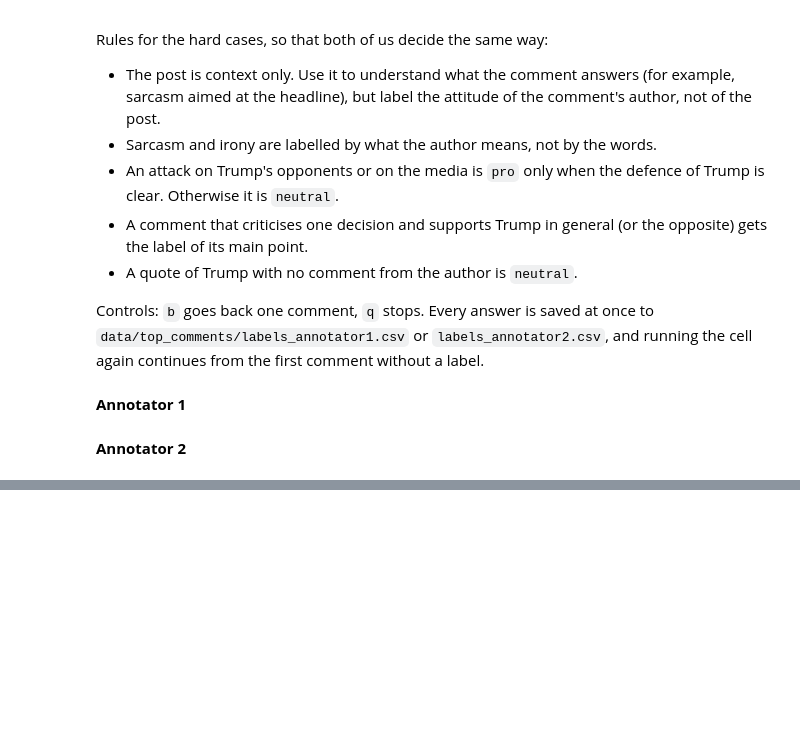
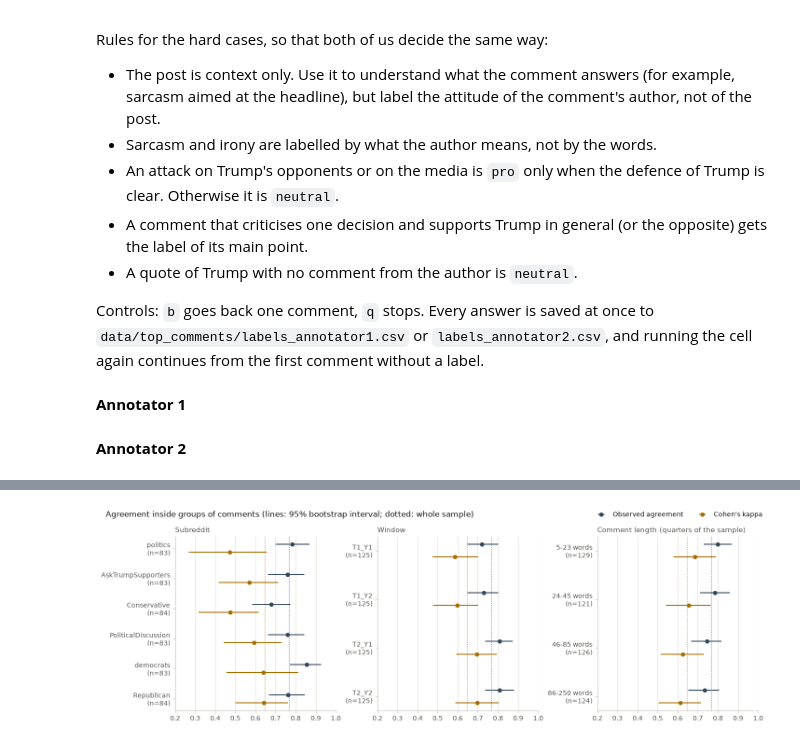
Before and after one commit to khorunzhaviktoriia/reddit_analysis_project, a Jupyter notebook: notebooks/EDA/top_comments_eda.ipynb, the cells around one changed output, grey strips where cells are left out. Cells and saved outputs as stored; diff of their text form; code cells hidden in the pictures; blank space fills up the shorter version.

```diff
--- a/notebooks/EDA/top_comments_eda.ipynb
+++ b/notebooks/EDA/top_comments_eda.ipynb
@@ -249,0 +424,40 @@ Annotator 2: 0 of 500 comments are labelled; run this cell to continue
+# %%
+pairs["length"] = pd.qcut(pairs["words"], 4)
+pairs["length"] = pairs["length"].cat.rename_categories(
+    [f"{pairs['words'].min() if k == 0 else int(np.floor(iv.left)) + 1}-{int(iv.right)} words"
+     for k, iv in enumerate(pairs["length"].cat.categories)])
+GROUPS = {"subreddit": ("Subreddit", SUBREDDITS),
+          "period": ("Window", PERIODS),
+          "length": ("Comment length (quarters of the sample)", list(pairs["length"].cat.categories))}
+
+rows = []
+for column, (_, values) in GROUPS.items():
+    for value in values:
+        c = codes[(pairs[column] == value).to_numpy()]
+        b = bootstrap(c, rng)
+        for measure in ("agreement", "cohen_kappa"):
+            rows.append({"group": column, "value": value, "measure": measure, "n": len(c),
+                         "estimate": measures(confusion(c))[measure],
+                         "low": b[measure].quantile(0.025), "high": b[measure].quantile(0.975)})
+by_group = pd.DataFrame(rows)
+
+MEASURE_STYLE = {"agreement": ("Observed agreement", "#31465A", 0.13), "cohen_kappa": ("Cohen's kappa", "#A66F00", -0.13)}
+fig, axes = plt.subplots(1, 3, figsize=(13, 4.2), sharex=True, layout="constrained")
+for ax, (column, (title, values)) in zip(axes, GROUPS.items()):
+    part = by_group[by_group["group"] == column]
+    y = {v: len(values) - 1 - k for k, v in enumerate(values)}
+    for measure, (label, color, shift) in MEASURE_STYLE.items():
+        m = part[part["measure"] == measure]
+        ax.errorbar(m["estimate"], m["value"].map(y) + shift, xerr=[m["estimate"] - m["low"], m["high"] - m["estimate"]],
+                    fmt="o", color=color, ms=5, capsize=0, lw=1.4, label=label)
+        ax.axvline(summary.loc[measure, "value"], color=color, lw=0.9, ls=":", zorder=0)
+    n = part.drop_duplicates("value").set_index("value")["n"]
+    ax.set_yticks(list(y.values()), [f"{v}\n(n={n[v]})" for v in y])
+    ax.grid(axis="y", visible=False)
+    ax.set_xlim(0.2, 1)
+    ax.set_title(title)
+fig.legend(*axes[0].get_legend_handles_labels(), loc="outside upper right", ncols=2)
+fig.suptitle("Agreement inside groups of comments (lines: 95% bootstrap interval; dotted: whole sample)", x=0.01, ha="left", fontsize=11)
+plt.show()
+# %% [output]
+[figure, added]
```
Also changed, not shown: parts of 9 cells of this notebook.
